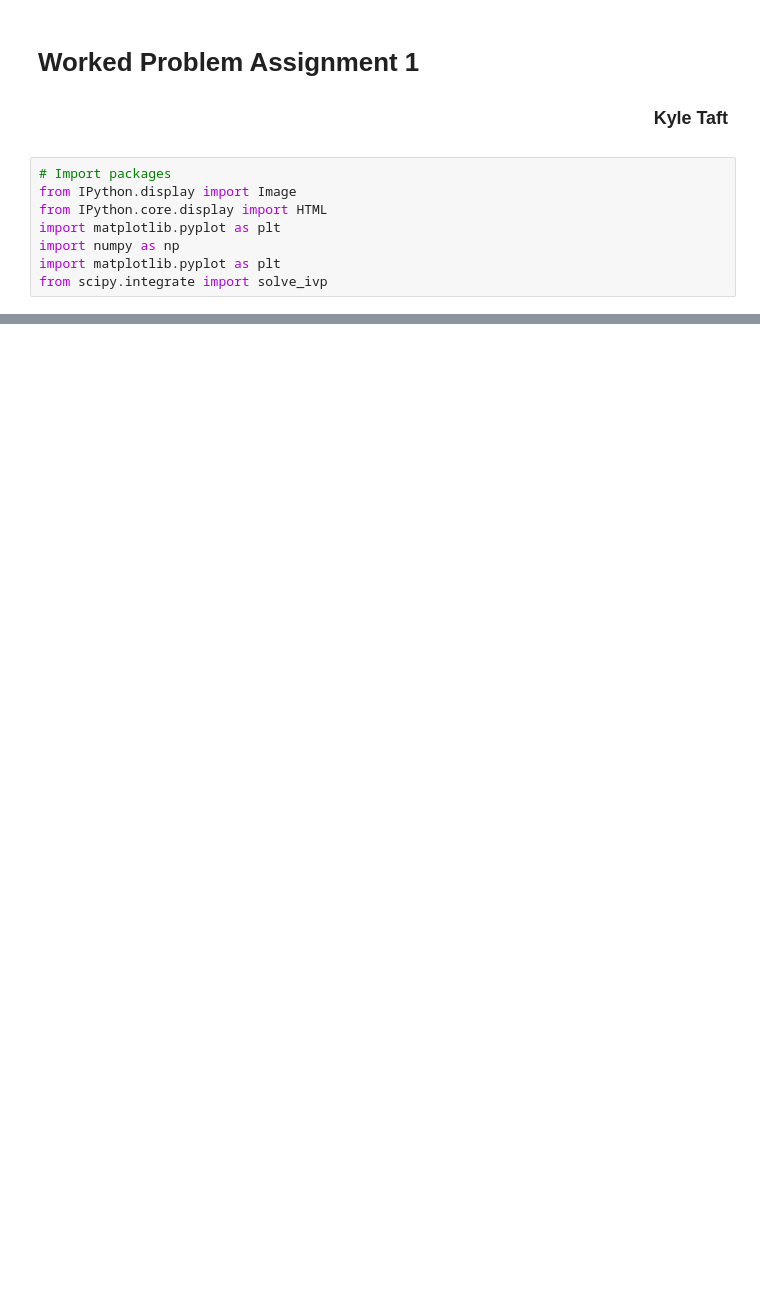
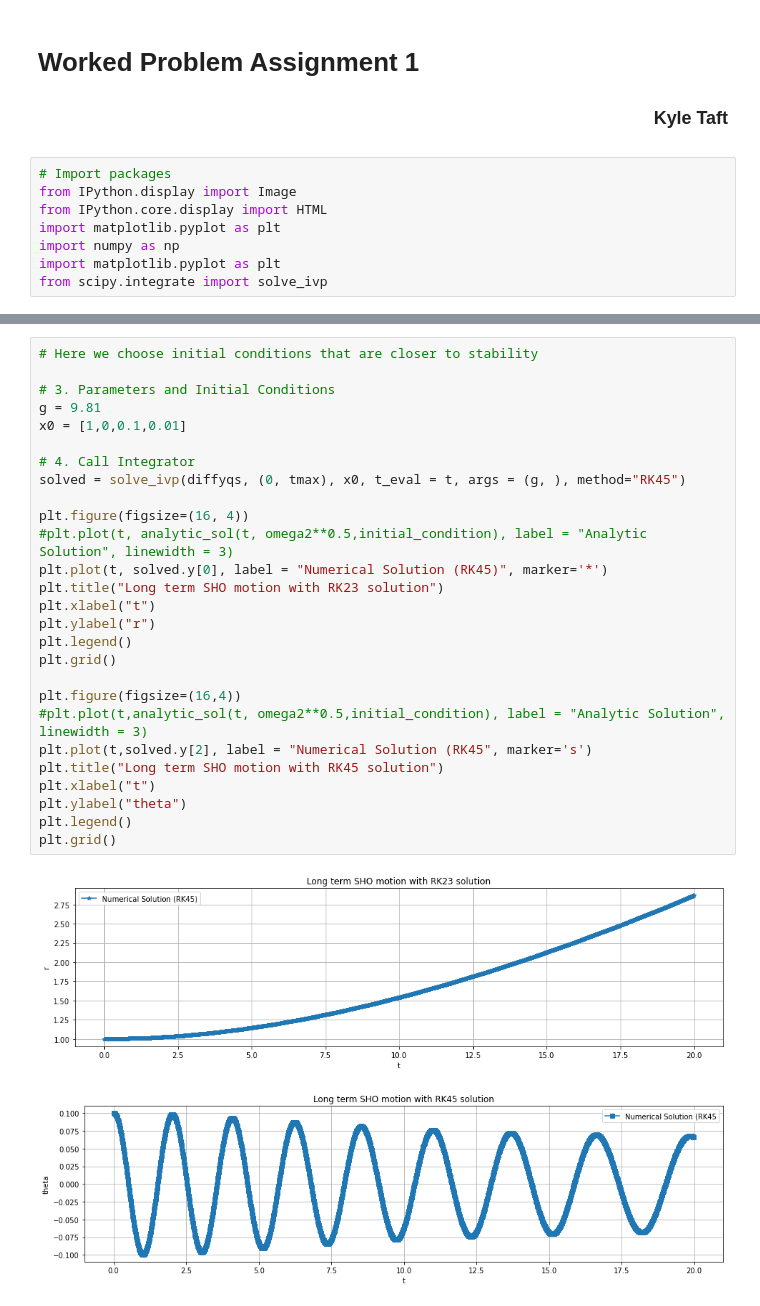
Before and after one commit to KyleTaft/Fall23, a Jupyter notebook: PHY415/workedProblem1 - KyleTaft attempt2.ipynb, the cells around one changed output, grey strips where cells are left out. Drawn from its saved outputs; the diff is of its cells as text; blank space fills up the shorter version.

```diff
--- a/PHY415/workedProblem1 - KyleTaft attempt2.ipynb
+++ b/PHY415/workedProblem1 - KyleTaft attempt2.ipynb
@@ -46 +66,31 @@ solved = solve_ivp(diffyqs, (0, tmax), x0, t_eval = t, args = (g, ), method="RK4
+# %%
+# Here we choose initial conditions that are closer to stability
+
+# 3. Parameters and Initial Conditions
+g = 9.81
+x0 = [1,0,0.1,0.01]
+
+# 4. Call Integrator
+solved = solve_ivp(diffyqs, (0, tmax), x0, t_eval = t, args = (g, ), method="RK45")
+
+plt.figure(figsize=(16, 4))
+#plt.plot(t, analytic_sol(t, omega2**0.5,initial_condition), label = "Analytic Solution", linewidth = 3)
+plt.plot(t, solved.y[0], label = "Numerical Solution (RK45)", marker='*')
+plt.title("Long term SHO motion with RK23 solution")
+plt.xlabel("t")
+plt.ylabel("r")
+plt.legend()
+plt.grid()
+
+plt.figure(figsize=(16,4))
+#plt.plot(t,analytic_sol(t, omega2**0.5,initial_condition), label = "Analytic Solution", linewidth = 3)
+plt.plot(t,solved.y[2], label = "Numerical Solution (RK45", marker='s')
+plt.title("Long term SHO motion with RK45 solution")
+plt.xlabel("t")
+plt.ylabel("theta")
+plt.legend()
+plt.grid()
+# %% [output]
+[figure, added]
+[figure, added]
 # %%
```
Also changed, not shown: parts of 8 cells of this notebook, 1 other file.
